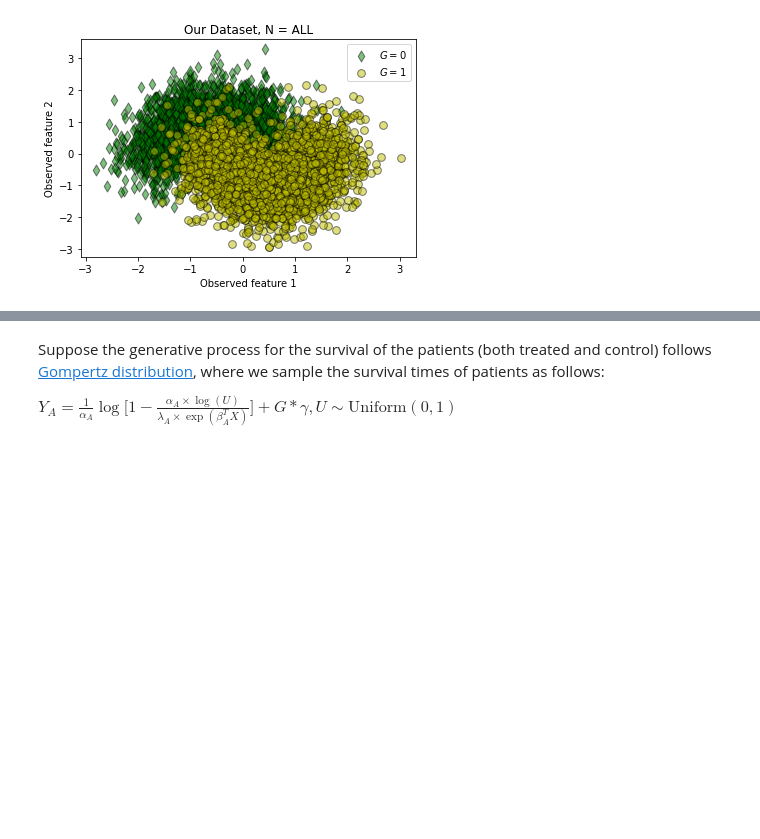
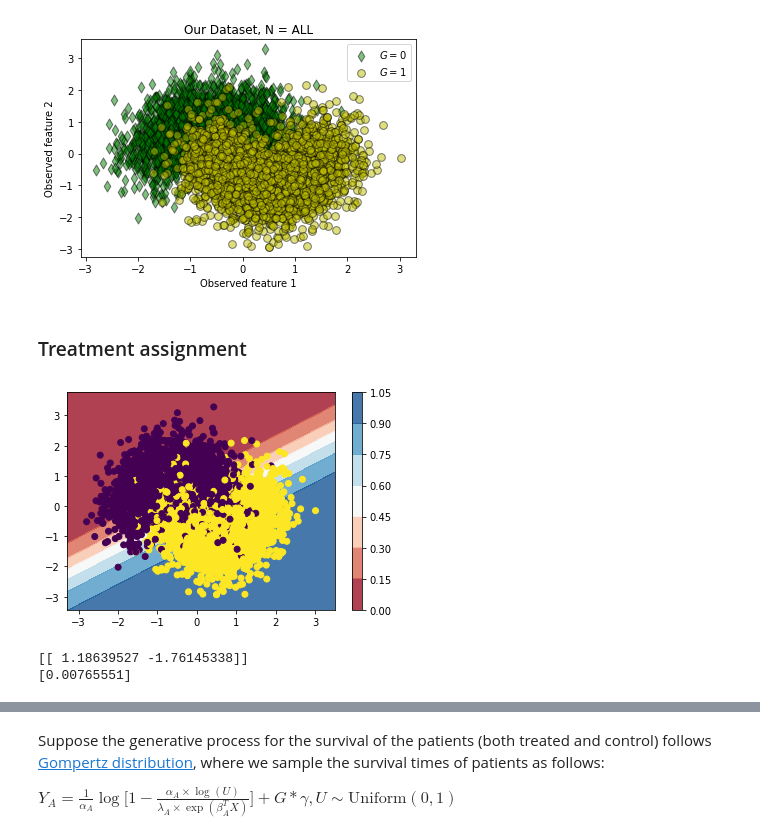
Before and after one commit to jgamper/just-cause-me-maybe, a Jupyter notebook: Toy-illiustration-Copy1.ipynb, the cells around one changed output, grey strips where cells are left out. Drawn from its saved outputs; the diff is of its cells as text; code cells hidden in the pictures; blank space fills up the shorter version.

```diff
--- a/Toy-illiustration.ipynb
+++ b/Toy-illiustration-Copy1.ipynb
@@ -47,3 +47,31 @@ ax.set_ylabel("Observed feature 2");
 ax.set_title("Our Dataset, N = ALL");
 # %% [output]
 [figure]
+# %% [markdown]
+### Treatment assignment
+# %%
+from sklearn.linear_model import LogisticRegression
+clf = LogisticRegression()
+clf.fit(dgp.X, dgp.latent_binary_confounder)
+h = .02  # step size in the mesh
+
+x_min, x_max = dgp.X[:, 0].min() - .5, dgp.X[:, 0].max() + .5
+y_min, y_max = dgp.X[:, 1].min() - .5, dgp.X[:, 1].max() + .5
+xx, yy = np.meshgrid(np.arange(x_min, x_max, h),
+                     np.arange(y_min, y_max, h))
+# %%
+Z = clf.predict_proba(np.c_[xx.ravel(), yy.ravel()])[:, 1]
+cm = plt.cm.RdBu
+Z = Z.reshape(xx.shape)
+plt.contourf(xx, yy, Z, cmap=cm, alpha=.8)
+plt.colorbar()
+plt.scatter(dgp.X[:,0], dgp.X[:, 1], c=dgp.latent_binary_confounder)
+plt.show()
+# %% [output]
+[figure, added]
+# %%
+print(clf.coef_)
+print(clf.intercept_)
+# %% [output]
+[[ 1.18639527 -1.76145338]]
+[0.00765551]
```
Also changed, not shown: parts of 6 cells of this notebook, 7 other files.
